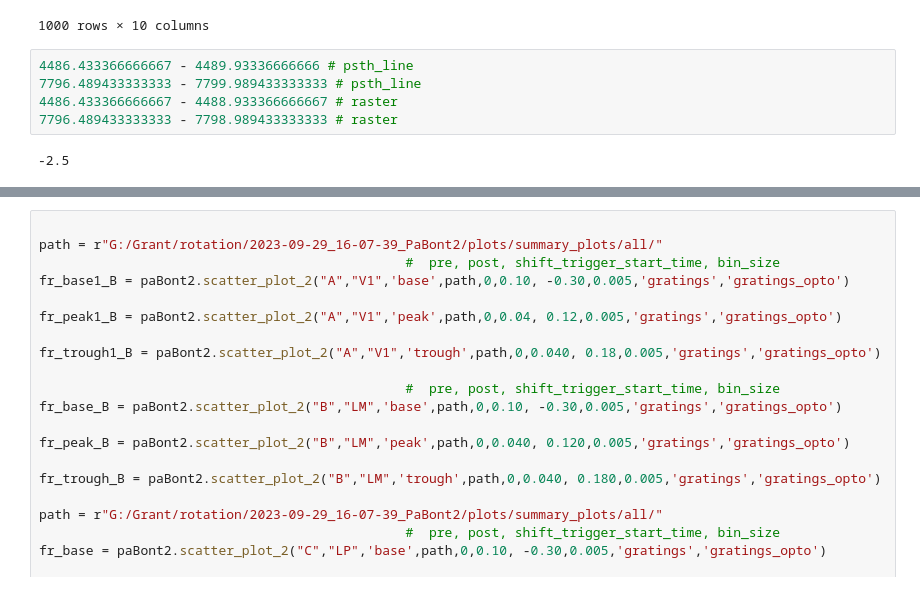
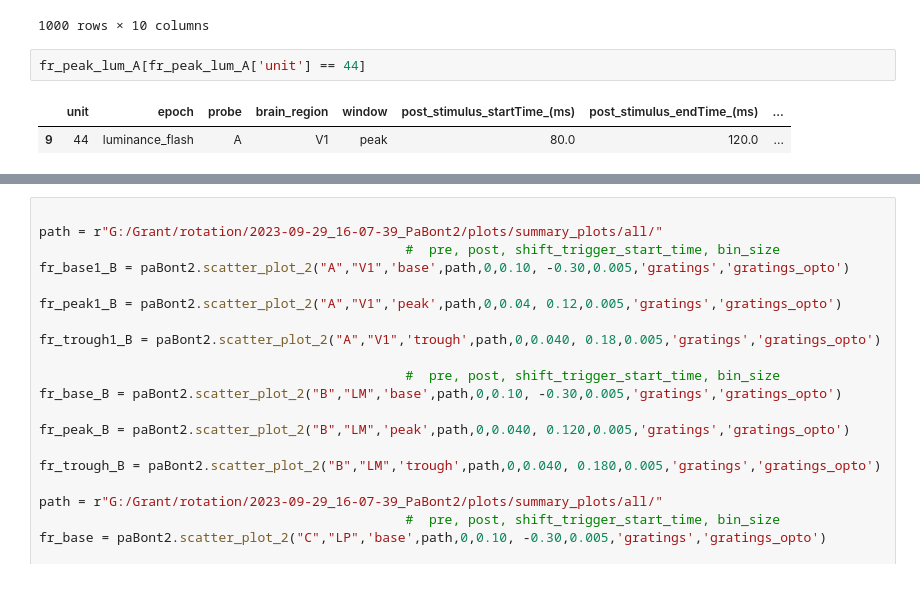
Before and after one commit to granthughes1999/nwb, a Jupyter notebook: Rotation_files/paBoNT2_analysis_grant.ipynb, the cells around one changed output, grey strips where cells are left out. Saved outputs shown, nothing was run; the diff lists cells and outputs as text.

```diff
--- a/Rotation_files/paBoNT2_analysis_grant.ipynb
+++ b/Rotation_files/paBoNT2_analysis_grant.ipynb
@@ -2535,10 +2665,8 @@ gratings
 | 27478 | 10121.999359 | 10123.000303 | scenes_opto | 1 | -1 | -1 | -1 | ... |
 | 27479 | 10123.000259 | 10124.001203 | scenes_opto | 1 | -1 | -1 | -1 | ... |
 1000 rows × 10 columns
-# %%
-4486.433366666667 - 4489.93336666666 # psth_line
-7796.489433333333 - 7799.989433333333 # psth_line
-4486.433366666667 - 4488.933366666667 # raster
-7796.489433333333 - 7798.989433333333 # raster
-# %% [output]
--2.5
+# %%
+fr_peak_lum_A[fr_peak_lum_A['unit'] == 44]
+# %% [output]
+|  | unit | epoch | probe | brain_region | window | post_stimulus_startTime_(ms) | post_stimulus_endTime_(ms) | ... |
+| 9 | 44 | luminance_flash | A | V1 | peak | 80.0 | 120.0 | ... |
```
Also changed, not shown: parts of 7 cells of this notebook.
